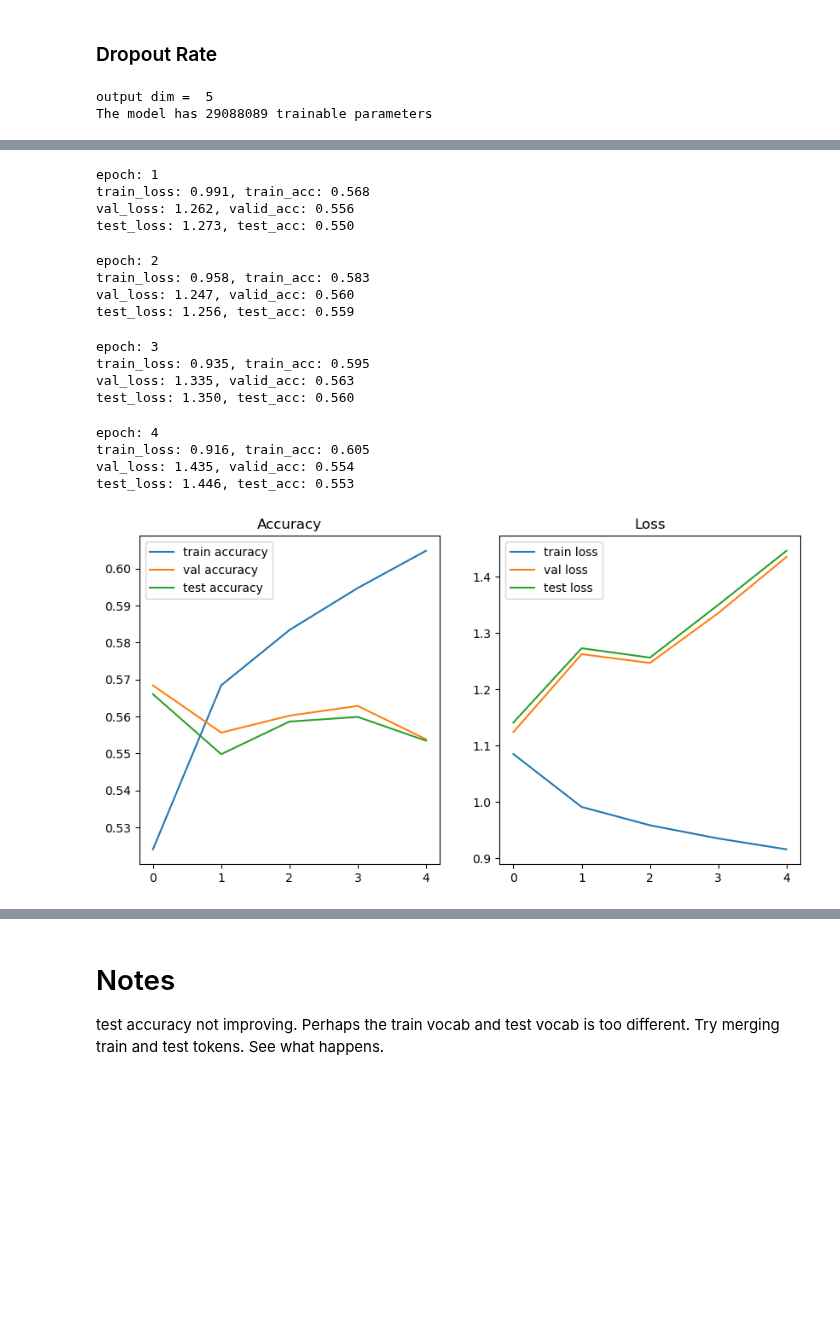
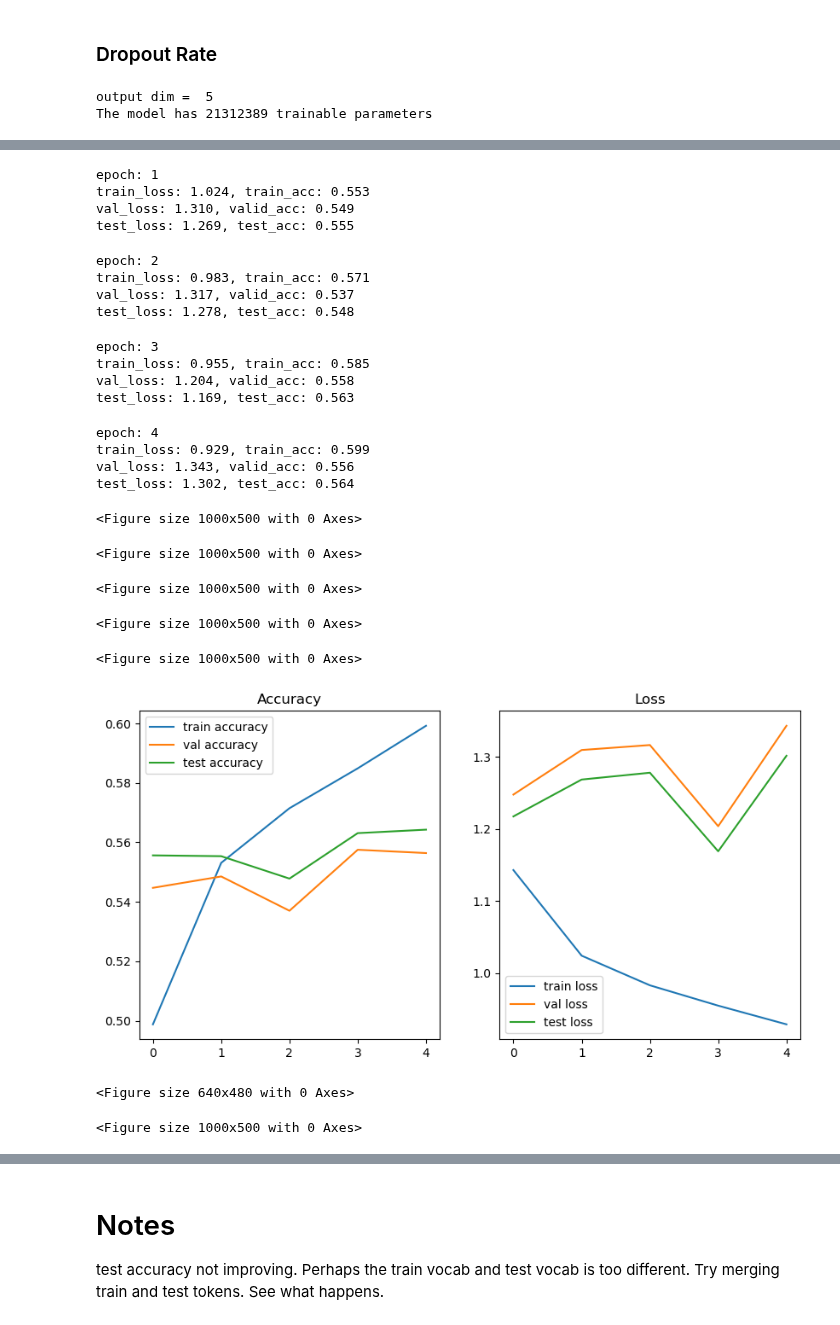
Before and after one commit to jameskn30/NLP_RNN, a Jupyter notebook: UB DL/final/transformer_yelp.full.ipynb, the cells around one changed output, grey strips where cells are left out. Saved outputs shown, nothing was run; the diff lists cells and outputs as text; code cells hidden in the pictures; blank space fills up the shorter version.

```diff
--- a/UB DL/final/transformer_yelp.full.ipynb
+++ b/UB DL/final/transformer_yelp.full.ipynb
@@ -50,14 +50,17 @@ processed_train_dataset = os.path.join(dataset, 'processed_train_datset.pickle')
 processed_test_dataset = os.path.join(dataset, 'processed_test_dataset.pickle')
 vocab_save_path = os.path.join(dataset, 'vocab.pickle')
 
-model_save_root = os.path.join(root, 'output')
+model_save_root = os.path.join(root, 'output', 'transformer')
+
+if os.path.exists(model_save_root) == False:
+    os.makedirs(model_save_root)
 
 assert os.path.exists(train_datapath),  f"train dataset path {train_datapath} not found"
 assert os.path.exists(test_datapath),   f"test dataset path {test_datapath} not found"
 
 BATCH_SIZE = 64
 
-sample_size = 0.5
+sample_size = 0.2
 # %% [markdown]
 # Loading dataset
 # %%
@@ -614,7 +617,14 @@ def train(dataloader, model, criterion, optimizer, device):
         epoch_accs.append(accuracy.item())
     return np.mean(epoch_losses), np.mean(epoch_accs)
 
+def pickle_dump(obj, path):
+    with open(path, 'wb') as file:
+        pickle.dump(obj, file)
 
+def pickle_load(path):
+    with open(path, 'wb') as file:
+        obj = pickle.load(file)
+    return obj
 
 def evaluate(dataloader, model, criterion, device):
     model.eval()
@@ -634,14 +644,19 @@ def evaluate(dataloader, model, criterion, device):
 
     return np.mean(epoch_losses), np.mean(epoch_accs)
 
-def tune(model,train_dataloader, val_dataloader, test_dataloader,  optimizer, criterion, device, epochs = 10, earlyStopping=False):
+def tune(model,train_dataloader, val_dataloader, test_dataloader,
+         optimizer, criterion, device, epochs = 10, label = 'baseline', history = None):
     print(f"The model has {model.count_parameters()} trainable parameters")
 
     criterion = criterion.to(device)
     best_score = -float("inf")
-    history = []
 
-    history = collections.defaultdict(list)
+    save_path = os.path.join(model_save_root, label)
+    if os.path.exists(save_path) == False:
+        os.makedirs(save_path)
+
+    if history == None:
+        history = collections.defaultdict(list)
 
     for epoch in range(epochs):
         train_loss, train_acc = train(train_dataloader, model, criterion, optimizer, device)
@@ -658,14 +673,19 @@ def tune(model,train_dataloader, val_dataloader, test_dataloader,  optimizer, cr
         print(f"train_loss: {train_loss:.3f}, train_acc: {train_acc:.3f}")
         print(f"val_loss: {val_loss:.3f}, valid_acc: {val_acc:.3f}")
         print(f"test_loss: {test_loss:.3f}, test_acc: {test_acc:.3f}")
+        pickle_dump(history, os.path.join(save_path, 'history.pickle'))
+        torch.save(model, os.path.join(save_path, f"yelp.transformers.checkpoint.pt"))
+
+        plot(history, save_path = os.path.join(save_path, 'plot.png'))
 
     if test_acc < best_score:
         best_score = test_loss
-        torch.save(os.path.join(model_save_root, f"yelp.transformers.checkpoint.pt"))
+        torch.save(model, os.path.join(model_save_root, f"yelp.transformers.best.pt"))
 
+    plot(history, save_path = os.path.join(save_path, 'plot.png'), show = True)
     return history
 
-def plot(history):
+def plot(history, save_path = None, show = False):
     fig, (ax1, ax2) = plt.subplots(1,2, figsize = (10,5))
     epochs = list(range(len(history['train_accs'])))
     sns.lineplot(y = history["train_accs"],   label ='train accuracy',  x = epochs, ax = ax1)
@@ -677,6 +697,12 @@ def plot(history):
     sns.lineplot(y = history["valid_losses"],   label ='val loss', x = epochs, ax = ax2)
     sns.lineplot(y = history["test_losses"],   label ='test loss', x = epochs, ax = ax2)
     ax2.set_title("Loss")
+
+    if save_path:
+        plt.savefig(save_path)
+    if show:
+        plt.show()
+    plt.clf()
 # %% [markdown]
 # Pretrained embedding
 # %%
@@ -712,11 +738,10 @@ optimizer = torch.optim.Adam(model.parameters(), lr=lr)
 criterion = nn.CrossEntropyLoss()
 
 history = tune(model,  train_dataloader, val_dataloader, test_dataloader,
-               optimizer, criterion, epochs = 5, device = DEVICE,
-               earlyStopping = False)
+               optimizer, criterion, epochs = 5, device = DEVICE)
 
 plot(history)
 # %% [output]
 output dim =  5
-The model has 29088089 trainable parameters
+The model has 21312389 trainable parameters
 epoch: 0
@@ -726,17 +751,24 @@ test_loss: 1.141, test_acc: 0.566
 epoch: 1
-train_loss: 0.991, train_acc: 0.568
-val_loss: 1.262, valid_acc: 0.556
-test_loss: 1.273, test_acc: 0.550
+train_loss: 1.024, train_acc: 0.553
+val_loss: 1.310, valid_acc: 0.549
+test_loss: 1.269, test_acc: 0.555
 epoch: 2
-train_loss: 0.958, train_acc: 0.583
-val_loss: 1.247, valid_acc: 0.560
-test_loss: 1.256, test_acc: 0.559
+train_loss: 0.983, train_acc: 0.571
+val_loss: 1.317, valid_acc: 0.537
+test_loss: 1.278, test_acc: 0.548
 epoch: 3
-train_loss: 0.935, train_acc: 0.595
-val_loss: 1.335, valid_acc: 0.563
-test_loss: 1.350, test_acc: 0.560
+train_loss: 0.955, train_acc: 0.585
+val_loss: 1.204, valid_acc: 0.558
+test_loss: 1.169, test_acc: 0.563
 epoch: 4
-train_loss: 0.916, train_acc: 0.605
-val_loss: 1.435, valid_acc: 0.554
-test_loss: 1.446, test_acc: 0.553
+train_loss: 0.929, train_acc: 0.599
+val_loss: 1.343, valid_acc: 0.556
+test_loss: 1.302, test_acc: 0.564
+<Figure size 1000x500 with 0 Axes>
+<Figure size 1000x500 with 0 Axes>
+<Figure size 1000x500 with 0 Axes>
+<Figure size 1000x500 with 0 Axes>
+<Figure size 1000x500 with 0 Axes>
-[figure, old version]
+[figure, new version]
+<Figure size 640x480 with 0 Axes>
+<Figure size 1000x500 with 0 Axes>
```
Also changed, not shown: parts of 11 cells of this notebook, 6 other files.
